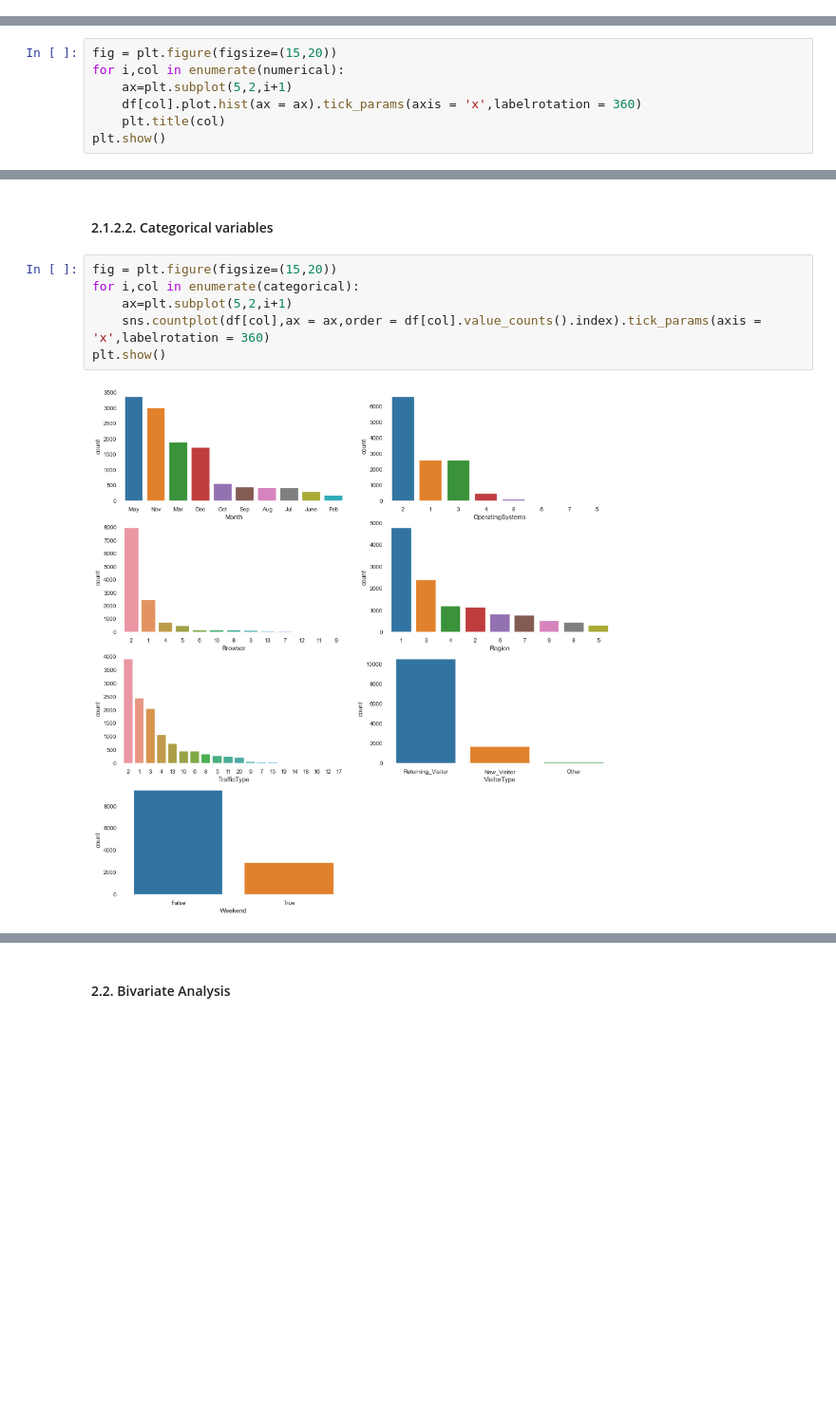
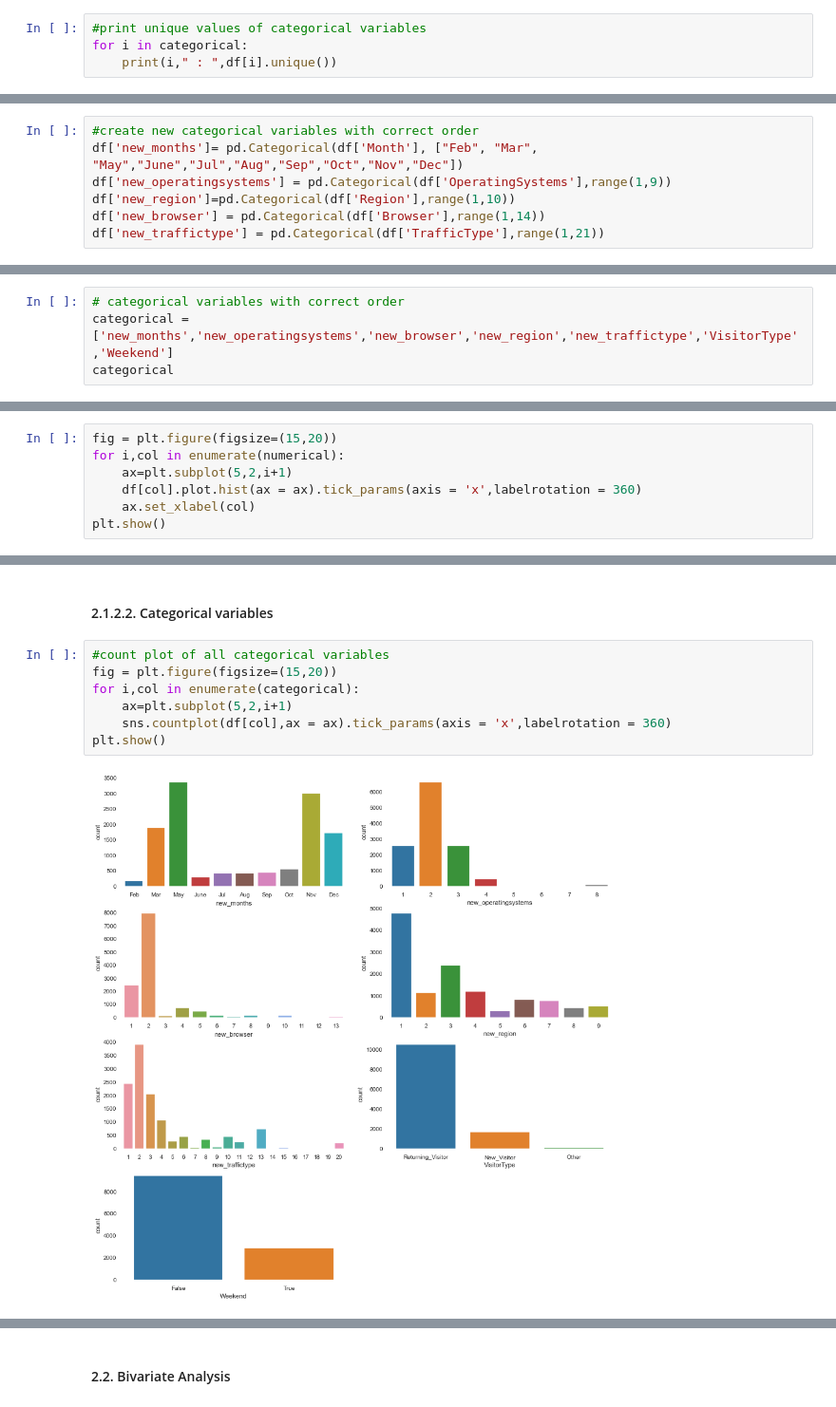
Before and after one commit to HaniNguyen1803/Online-Shoppers-Intention, a Jupyter notebook: Online Shoppers Intention.ipynb, the cells around one changed output, grey strips where cells are left out. Shown: that part at 95% size. Cells and saved outputs as stored; diff of their text form; blank space fills up the shorter version.

```diff
--- a/Online Shoppers Intention.ipynb
+++ b/Online Shoppers Intention.ipynb
@@ -88,3 +118,7 @@ Final data has the shape of (12316, 18)
 numerical = ['Administrative', 'Administrative_Duration', 'Informational','Informational_Duration', 'ProductRelated',
              'ProductRelated_Duration','BounceRates', 'ExitRates', 'PageValues', 'SpecialDay']
 categorical = ['Month','OperatingSystems', 'Browser', 'Region', 'TrafficType', 'VisitorType','Weekend']
+# %%
+#print unique values of categorical variables
+for i in categorical:
+    print(i," : ",df[i].unique())
@@ -91,6 +137,17 @@ categorical = ['Month','OperatingSystems', 'Browser', 'Region', 'TrafficType', '
+# %%
+#create new categorical variables with correct order
+df['new_months']= pd.Categorical(df['Month'], ["Feb", "Mar", "May","June","Jul","Aug","Sep","Oct","Nov","Dec"])
+df['new_operatingsystems'] = pd.Categorical(df['OperatingSystems'],range(1,9))
+df['new_region']=pd.Categorical(df['Region'],range(1,10))
+df['new_browser'] = pd.Categorical(df['Browser'],range(1,14))
+df['new_traffictype'] = pd.Categorical(df['TrafficType'],range(1,21))
 # %%
 print(len(numerical))
 print(len(categorical))
 # %% [output]
 10
 7
+# %%
+# categorical variables with correct order
+categorical = ['new_months','new_operatingsystems','new_browser','new_region','new_traffictype','VisitorType','Weekend']
+categorical
@@ -117,6 +191,6 @@ fig = plt.figure(figsize=(15,20))
 for i,col in enumerate(numerical):
     ax=plt.subplot(5,2,i+1)
     df[col].plot.hist(ax = ax).tick_params(axis = 'x',labelrotation = 360)
-    plt.title(col)
+    ax.set_xlabel(col)
 plt.show()
 # %% [output]
@@ -127,12 +201,13 @@ plt.show()
 # %% [markdown]
 #### 2.1.2.2. Categorical variables
 # %%
+#count plot of all categorical variables
 fig = plt.figure(figsize=(15,20))
 for i,col in enumerate(categorical):
     ax=plt.subplot(5,2,i+1)
-    sns.countplot(df[col],ax = ax,order = df[col].value_counts().index).tick_params(axis = 'x',labelrotation = 360)
+    sns.countplot(df[col],ax = ax).tick_params(axis = 'x',labelrotation = 360)
 plt.show()
 # %% [output]
-[figure, old version]
+[figure, new version]
 # %% [markdown]
 Findings:
```
Also changed, not shown: parts of 29 cells of this notebook.
